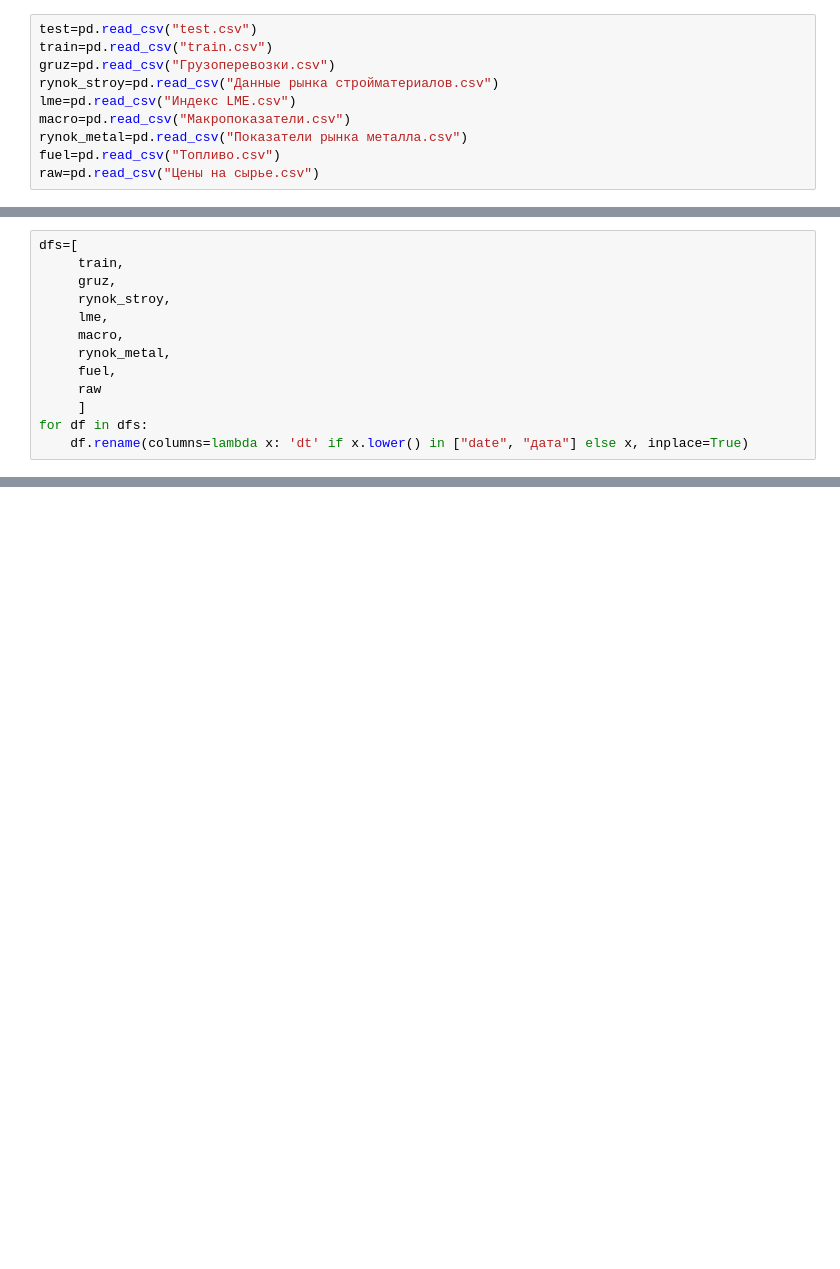
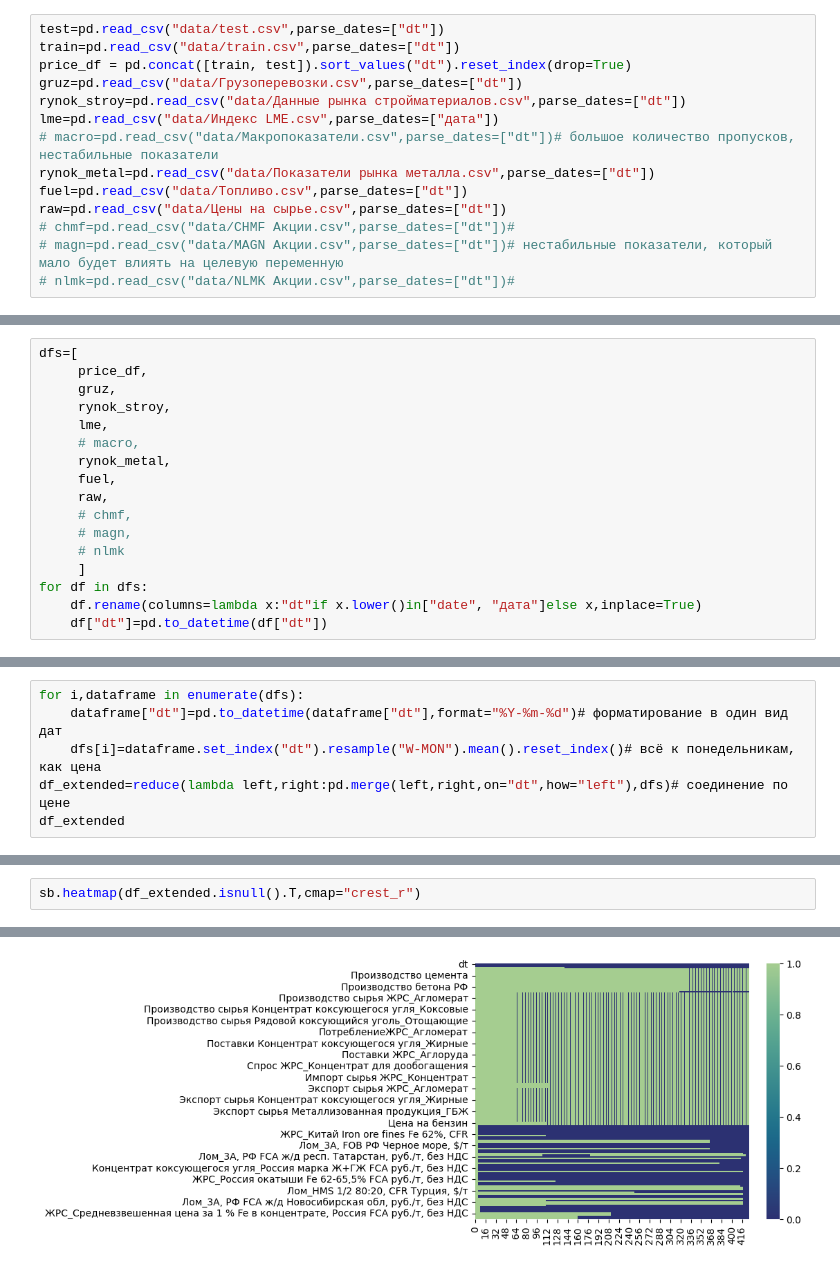
Before and after one commit to kaninn-i/ml_intensiv_3, a Jupyter notebook: artemiZer/main.ipynb, the cells around one changed output, grey strips where cells are left out. Cells and saved outputs as stored; diff of their text form; blank space fills up the shorter version.

```diff
--- a/artemiZer/main.ipynb
+++ b/artemiZer/main.ipynb
@@ -6,12 +14,16 @@ import seaborn as sb
 # %%
-test=pd.read_csv("test.csv")
-train=pd.read_csv("train.csv")
-gruz=pd.read_csv("Грузоперевозки.csv")
-rynok_stroy=pd.read_csv("Данные рынка стройматериалов.csv")
-lme=pd.read_csv("Индекс LME.csv")
-macro=pd.read_csv("Макропоказатели.csv")
-rynok_metal=pd.read_csv("Показатели рынка металла.csv")
-fuel=pd.read_csv("Топливо.csv")
-raw=pd.read_csv("Цены на сырье.csv")
+test=pd.read_csv("data/test.csv",parse_dates=["dt"])
+train=pd.read_csv("data/train.csv",parse_dates=["dt"])
+price_df = pd.concat([train, test]).sort_values("dt").reset_index(drop=True)
+gruz=pd.read_csv("data/Грузоперевозки.csv",parse_dates=["dt"])
+rynok_stroy=pd.read_csv("data/Данные рынка стройматериалов.csv",parse_dates=["dt"])
+lme=pd.read_csv("data/Индекс LME.csv",parse_dates=["дата"])
+# macro=pd.read_csv("data/Макропоказатели.csv",parse_dates=["dt"])# большое количество пропусков, нестабильные показатели
+rynok_metal=pd.read_csv("data/Показатели рынка металла.csv",parse_dates=["dt"])
+fuel=pd.read_csv("data/Топливо.csv",parse_dates=["dt"])
+raw=pd.read_csv("data/Цены на сырье.csv",parse_dates=["dt"])
+# chmf=pd.read_csv("data/CHMF Акции.csv",parse_dates=["dt"])#
+# magn=pd.read_csv("data/MAGN Акции.csv",parse_dates=["dt"])# нестабильные показатели, который мало будет влиять на целевую переменную
+# nlmk=pd.read_csv("data/NLMK Акции.csv",parse_dates=["dt"])#
 # %%
 print("||||||||||||||||||||||||||||||||||||||||||||||||||")
@@ -51,13 +69,17 @@ memory usage: 195.1+ KB
 # %%
 dfs=[
-     train,
+     price_df,
      gruz,
      rynok_stroy,
      lme,
-     macro,
+     # macro,
      rynok_metal,
      fuel,
-     raw
+     raw,
+     # chmf,
+     # magn,
+     # nlmk
      ]
 for df in dfs:
-    df.rename(columns=lambda x: 'dt' if x.lower() in ["date", "дата"] else x, inplace=True)
+    df.rename(columns=lambda x:"dt"if x.lower()in["date", "дата"]else x,inplace=True)
+    df["dt"]=pd.to_datetime(df["dt"])
@@ -81,0 +88,6 @@ Name: dt, Length: 423, dtype: object
+# %%
+for i,dataframe in enumerate(dfs):
+    dataframe["dt"]=pd.to_datetime(dataframe["dt"],format="%Y-%m-%d")# форматирование в один вид дат
+    dfs[i]=dataframe.set_index("dt").resample("W-MON").mean().reset_index()# всё к понедельникам, как цена
+df_extended=reduce(lambda left,right:pd.merge(left,right,on="dt",how="left"),dfs)# соединение по цене
+df_extended
@@ -81,0 +108,3 @@ Name: dt, Length: 423, dtype: object
+# %%
+sb.heatmap(df_extended.isnull().T,cmap="crest_r")
+# %% [output]
@@ -81,0 +112 @@ Name: dt, Length: 423, dtype: object
+[figure, added]
```
Also changed, not shown: parts of 21 cells of this notebook, 22 other files.
